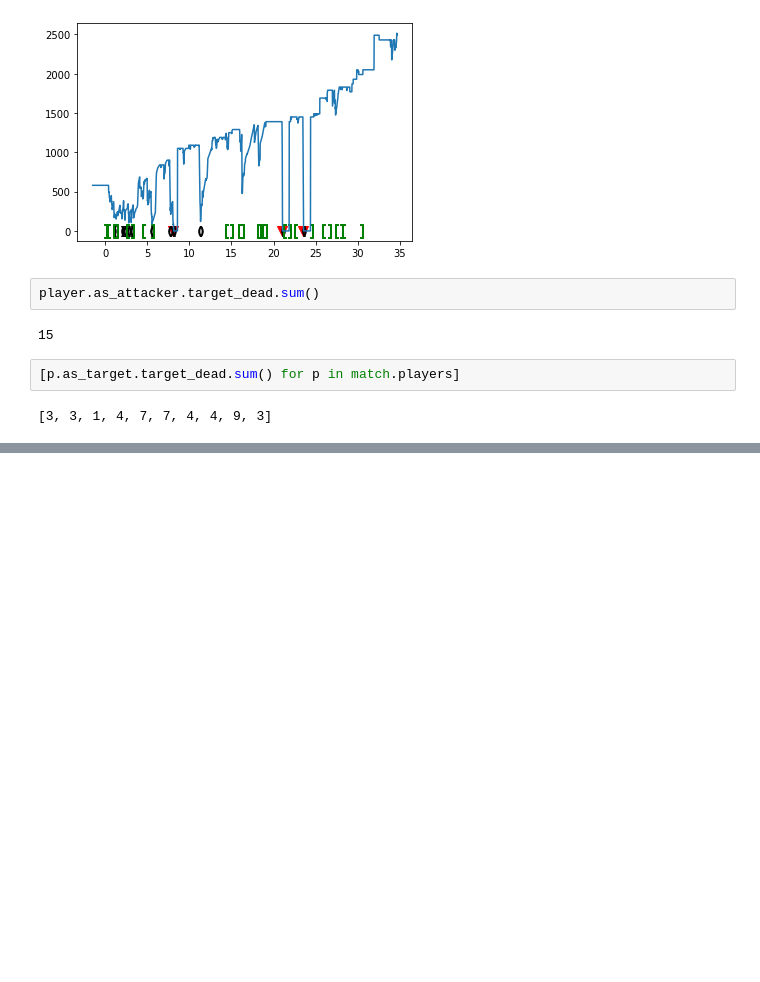
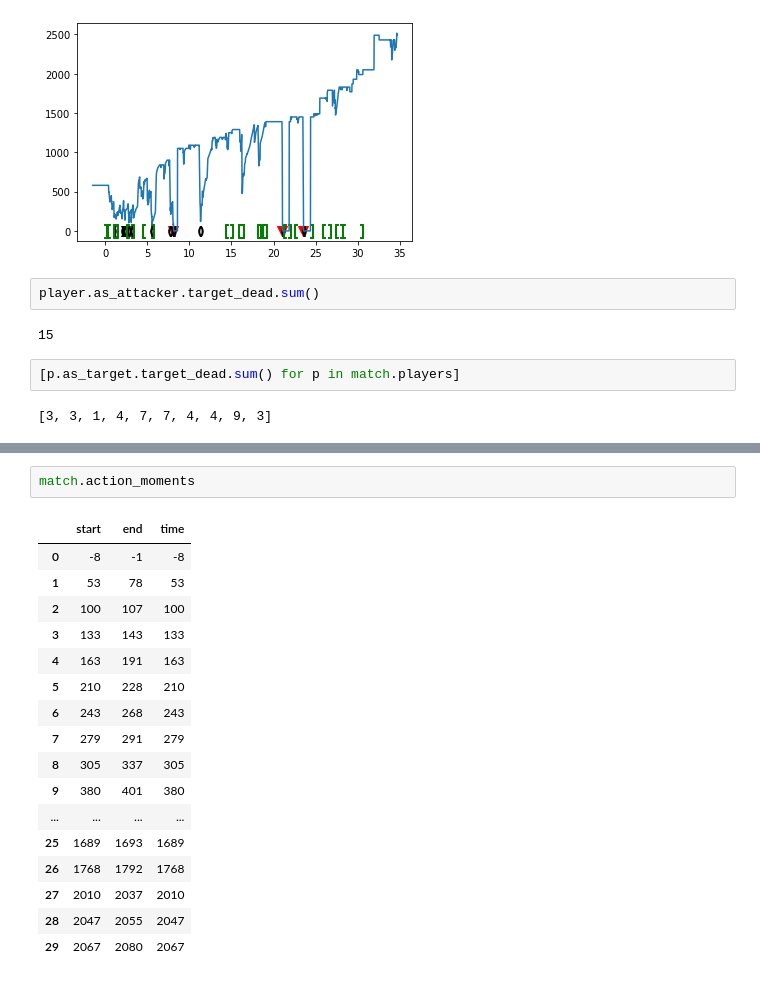
Before and after one commit to arch1baald/woodota, a Jupyter notebook: notebooks/attacks.ipynb, the cells around one changed output, grey strips where cells are left out. Drawn from its saved outputs; the diff is of its cells as text; blank space fills up the shorter version.

```diff
--- a/notebooks/attacks.ipynb
+++ b/notebooks/attacks.ipynb
@@ -235,0 +276,20 @@ player.as_attacker.target_dead.sum()
+# %%
+match.action_moments
+# %% [output]
+|  | start | end | time |
+| 0 | -8 | -1 | -8 |
+| 1 | 53 | 78 | 53 |
+| 2 | 100 | 107 | 100 |
+| 3 | 133 | 143 | 133 |
+| 4 | 163 | 191 | 163 |
+| 5 | 210 | 228 | 210 |
+| 6 | 243 | 268 | 243 |
+| 7 | 279 | 291 | 279 |
+| 8 | 305 | 337 | 305 |
+| 9 | 380 | 401 | 380 |
+| ... | ... | ... | ... |
+| 25 | 1689 | 1693 | 1689 |
+| 26 | 1768 | 1792 | 1768 |
+| 27 | 2010 | 2037 | 2010 |
+| 28 | 2047 | 2055 | 2047 |
+| 29 | 2067 | 2080 | 2067 |
```
Also changed, not shown: parts of 5 cells of this notebook, 4 other files.
